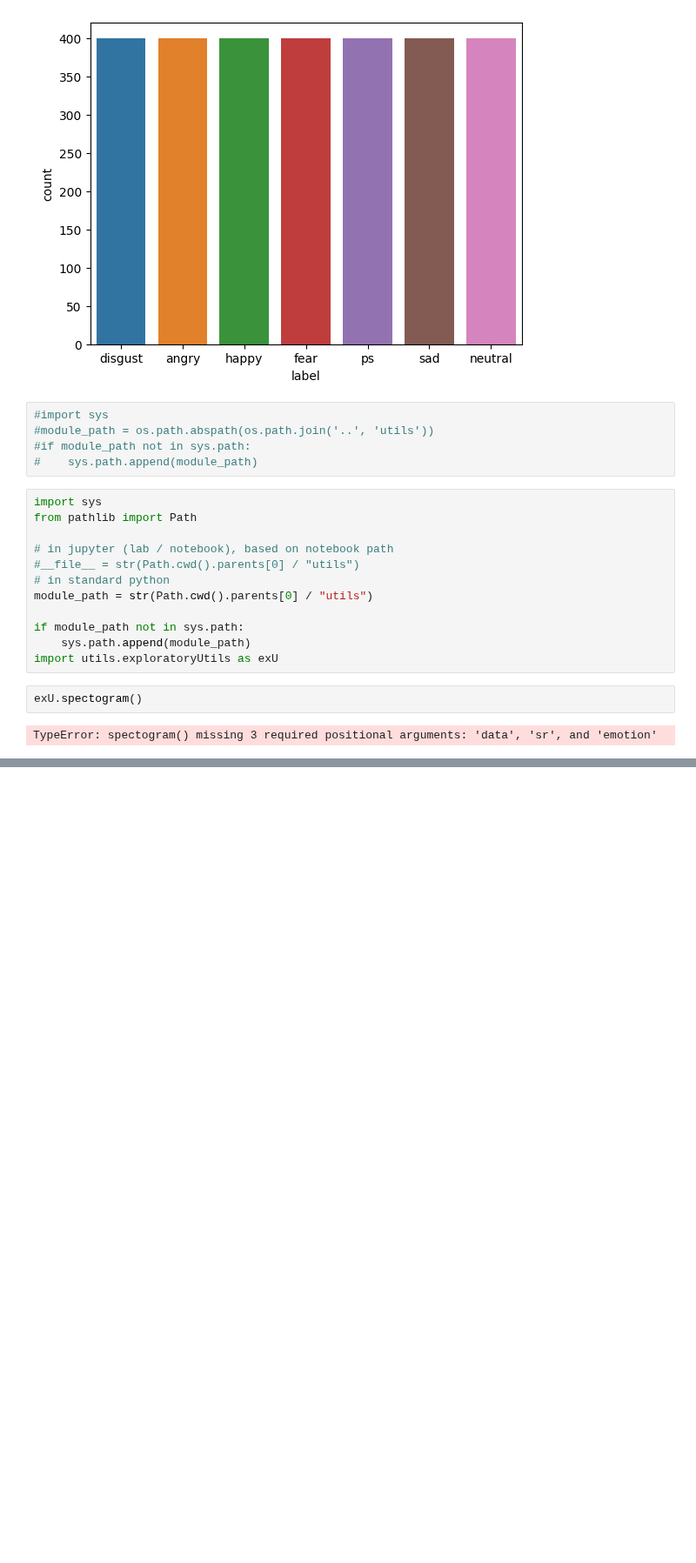
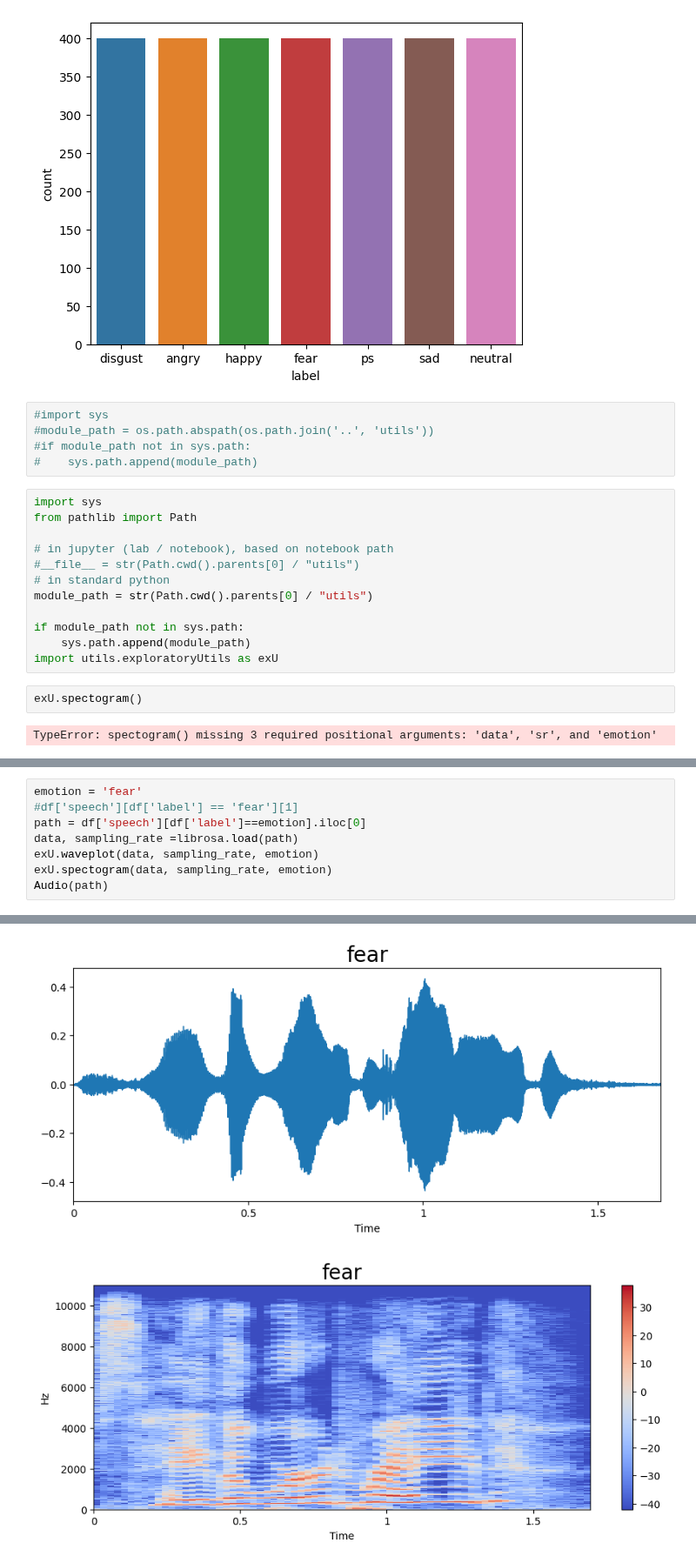
Before and after one commit to BlackFox1197/masterarbeit_programming, a Jupyter notebook: notebooks/feature_exp.ipynb, the cells around one changed output, grey strips where cells are left out. Shown at 87% size. Drawn from its saved outputs; the diff is of its cells as text; blank space fills up the shorter version.

Commit message:
add spectogramm test

```diff
--- a/notebooks/feature_exp.ipynb
+++ b/notebooks/feature_exp.ipynb
@@ -78,0 +76,9 @@ PosixPath('/home/ckwdani/Programming/Projects/masterarbeit/Jupyter/mainProject/n
+# %%
+emotion = 'fear'
+#df['speech'][df['label'] == 'fear'][1]
+path = df['speech'][df['label']==emotion].iloc[0]
+data, sampling_rate =librosa.load(path)
+exU.waveplot(data, sampling_rate, emotion)
+exU.spectogram(data, sampling_rate, emotion)
+Audio(path)
+# %% [output]
@@ -78,0 +86,2 @@ PosixPath('/home/ckwdani/Programming/Projects/masterarbeit/Jupyter/mainProject/n
+[figure, added]
+[figure, added]
```
Also changed, not shown: parts of 2 cells of this notebook.
